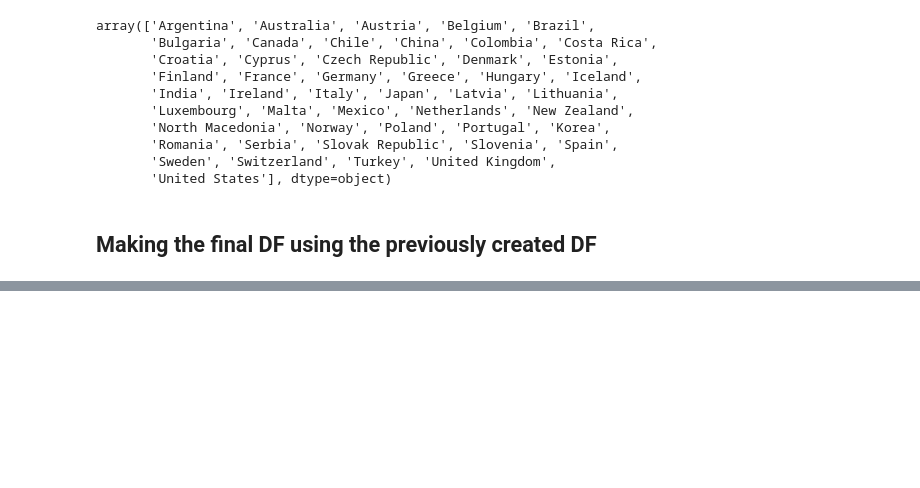
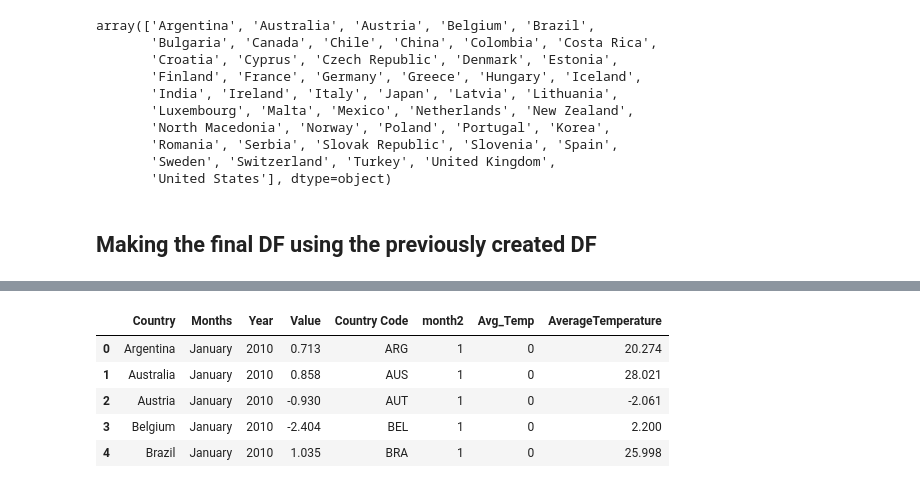
Before and after one commit to shwetajain1022/Project-4, a Jupyter notebook: Dec_temp_2009_MF.ipynb, the cells around one changed output, grey strips where cells are left out. Saved outputs shown, nothing was run; the diff lists cells and outputs as text; code cells hidden in the pictures; blank space fills up the shorter version.

```diff
--- a/Dec_temp_2009_MF.ipynb
+++ b/Dec_temp_2009_MF.ipynb
@@ -231,0 +248,10 @@ dropped_temp_df
+# %%
+select2=pd.merge(select,select_temp_df_2,how='left',on='Country Code')
+select2.head()
+# %% [output]
+|  | Country | Months | Year | Value | Country Code | month2 | Avg_Temp | AverageTemperature |
+| 0 | Argentina | January | 2010 | 0.713 | ARG | 1 | 0 | 20.274 |
+| 1 | Australia | January | 2010 | 0.858 | AUS | 1 | 0 | 28.021 |
+| 2 | Austria | January | 2010 | -0.930 | AUT | 1 | 0 | -2.061 |
+| 3 | Belgium | January | 2010 | -2.404 | BEL | 1 | 0 | 2.200 |
+| 4 | Brazil | January | 2010 | 1.035 | BRA | 1 | 0 | 25.998 |
```
Also changed, not shown: parts of 16 cells of this notebook, 1 other file.
